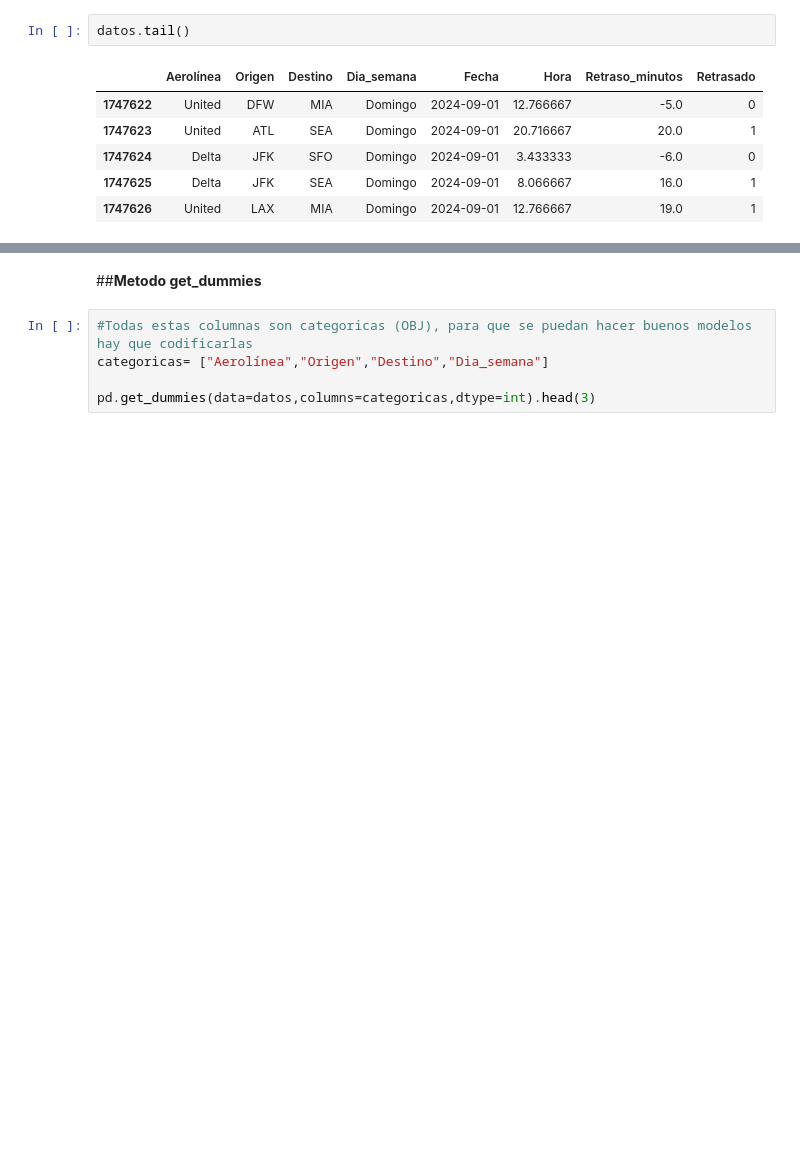
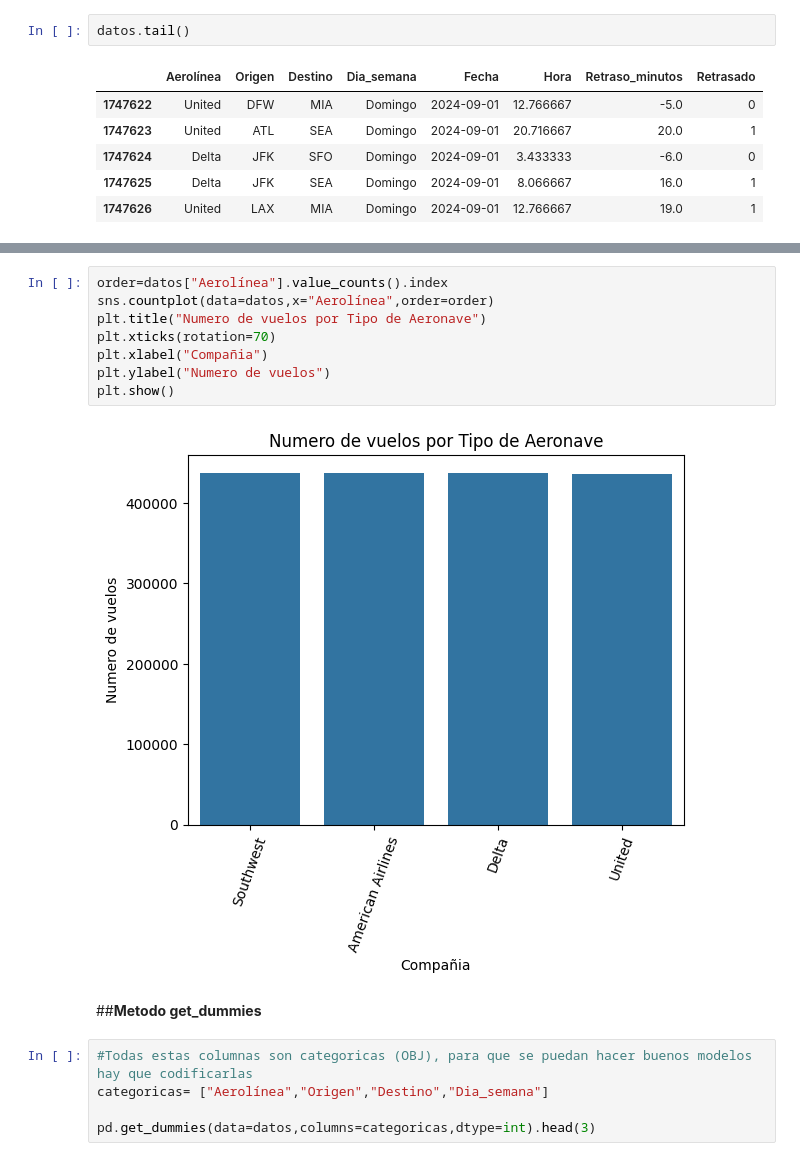
Before and after one commit to Ivan8Garcia/Proyecto_NoCountry, a Jupyter notebook: Vuelos.ipynb, the cells around one changed output, grey strips where cells are left out. Saved outputs shown, nothing was run; the diff lists cells and outputs as text; blank space fills up the shorter version.

```diff
--- a/Vuelos.ipynb
+++ b/Vuelos.ipynb
@@ -265,3 +293,13 @@ datos.tail()
+# %%
+order=datos["Aerolínea"].value_counts().index
+sns.countplot(data=datos,x="Aerolínea",order=order)
+plt.title("Numero de vuelos por Tipo de Aeronave")
+plt.xticks(rotation=70)
+plt.xlabel("Compañia")
+plt.ylabel("Numero de vuelos")
+plt.show()
+# %% [output]
+[figure, added]
 # %% [markdown]
 ##**Metodo get_dummies**
 # %%
```
Also changed, not shown: parts of 3 cells of this notebook.
